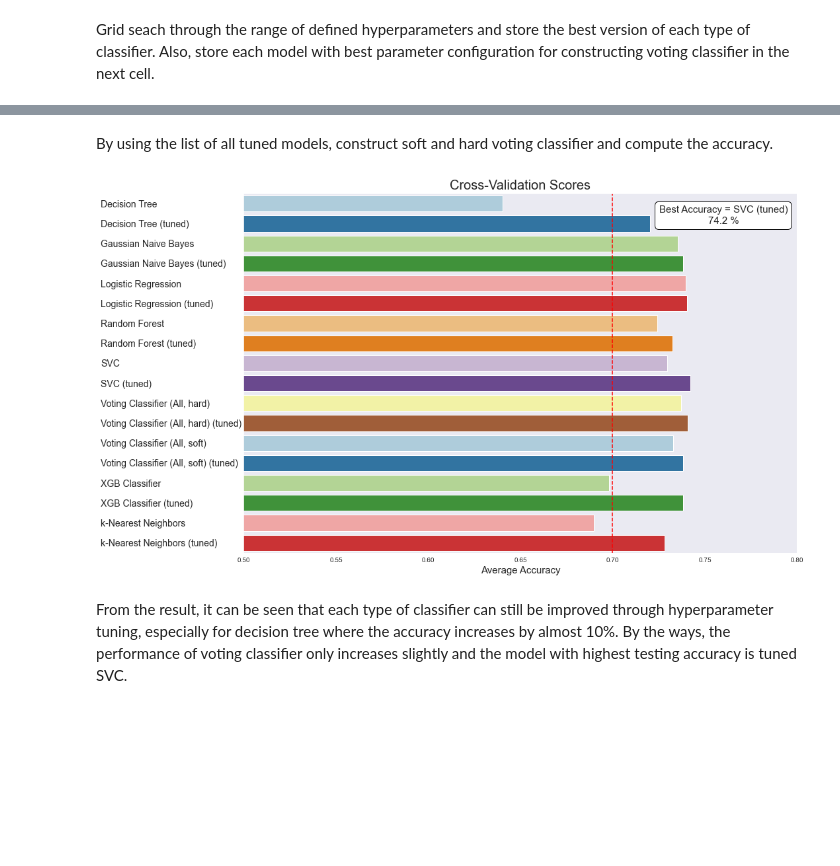
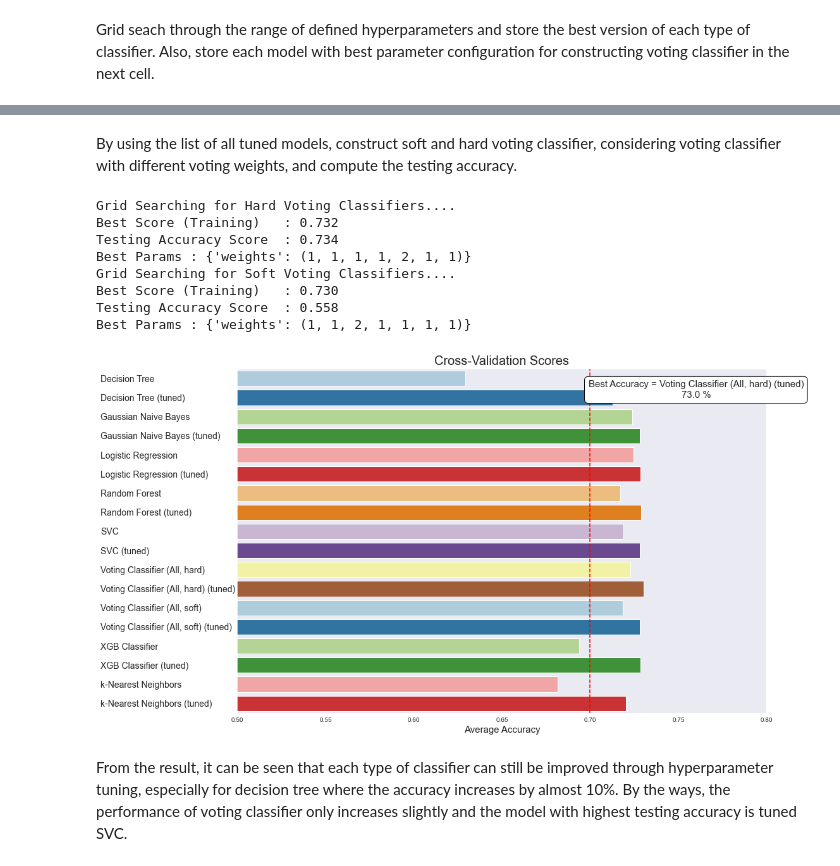
Before and after one commit to andamanopal/league-of-legends-ds, a Jupyter notebook: win-prediction-10mins.ipynb, the cells around one changed output, grey strips where cells are left out. Drawn from its saved outputs; the diff is of its cells as text; code cells hidden in the pictures; blank space fills up the shorter version.

Commit message:
Add testing accuracy calculation

```diff
--- a/win-prediction-10mins.ipynb
+++ b/win-prediction-10mins.ipynb
@@ -231,6 +238,7 @@ From the bar charts, the performance of ensembled voting classifiers remains rel
 Using sklearn's GridSearchCV, various parameter configurations are tested and compared for each model to determine the best parameters for each respective model. The accuracy of the tuned models is then plotted beside the pre-tuned counterparts to clearly see the change in performance.
 # %%
 # Define ranges of parameters to be evaluated
+
 param_grid = {'Gaussian Naive Bayes': dict(var_smoothing=np.logspace(0, -9, num=20, base=10)),
               'Logistic Regression': dict(max_iter=[100],
                                           penalty=['l1', 'l2'],
@@ -264,13 +272,15 @@ param_grid = {'Gaussian Naive Bayes': dict(var_smoothing=np.logspace(0, -9, num=
                                      learning_rate=[0.01, 0.1, 0.5],
                                      gamma=[0.5, 1, 2, 5],
                                      min_child_weight=[0.01],
-                                     sampling_method=['uniform'])
+                                     sampling_method=['uniform']),
+              'voting_weights': dict(weights=list(dict.fromkeys(itertools.permutations([1,1,1,1,1,1,1,2], 7))))
              }
 # %% [markdown]
 Grid seach through the range of defined hyperparameters and store the best version of each type of classifier. Also, store each model with best parameter configuration for constructing voting classifier in the next cell.
 # %%
 cv_mean_tuned = []
 clf_list_tuned = []
+test_mean = []
 
 # Grid search each estimator one by one and store the new average accuracy for each tuned model
 for clf_name, clf in zip(clf_list_names, clf_list):
@@ -283,20 +293,26 @@ for clf_name, clf in zip(clf_list_names, clf_list):
                                verbose=0,
                                n_jobs=-1)
     grid_search.fit(X_train_scaled, y_train)
+    y_pred = grid_search.predict(X_test_scaled)
 
-    print(f'Best Score : {grid_search.best_score_:.3f}')
+    accuracy = accuracy_score(y_pred, y_test)
+
+    print(f'Best Score (Training)\t: {grid_search.best_score_:.3f}')
+    print(f'Testing Accuracy Score\t: {accuracy:.3f}')
     print(f'Best Params : {grid_search.best_params_}')
 
     cv_mean_tuned.append(grid_search.best_score_)
     clf_list_tuned.append(grid_search.best_estimator_)
+    test_mean.append(accuracy)
 
 
 cv_score_by_clf_tuned_ = pd.DataFrame({'Algorithm': clf_list_names,
-                                      'CV-Means-tuned': cv_mean_tuned,})
+                                      'CV-Means-tuned': cv_mean_tuned,
+                                       'Testing Accuracy': test_mean})
 cv_score_by_clf_tuned = pd.merge(cv_score_by_clf, cv_score_by_clf_tuned_, on='Algorithm').set_index('Algorithm').drop('CV-SDs', axis=1)
-cv_score_by_clf_tuned['+ Accuracy'] = (cv_score_by_clf_tuned['CV-Means-tuned'] - cv_score_by_clf_tuned['CV-Means'])
+# cv_score_by_clf_tuned['+ Accuracy'] = (cv_score_by_clf_tuned['CV-Means-tuned'] - cv_score_by_clf_tuned['CV-Means'])
 
-display(cv_score_by_clf_tuned.style.set_properties(**{'background-color': '#D1FFD9'}, subset=['+ Accuracy']))
+display(cv_score_by_clf_tuned.style.set_properties(**{'background-color': '#D1FFD9'}, subset=['Testing Accuracy']))
 # %% [output]
 ==========================================================
 Grid Searching for Gaussian Naive Bayes....
@@ -327,5 +343,5 @@ Best Params : {'colsample_bytree': 0.75, 'gamma': 5, 'learning_rate': 0.1, 'max_
 # %% [markdown]
-By using the list of all tuned models, construct soft and hard voting classifier and compute the accuracy.
+By using the list of all tuned models, construct soft and hard voting classifier, considering voting classifier with different voting weights, and compute the testing accuracy.
 # %%
 estimators_tuned = [('gnb', clf_list_tuned[0]),
                     ('lr', clf_list_tuned[1]),
@@ -338,11 +354,37 @@ estimators_tuned = [('gnb', clf_list_tuned[0]),
 hard_voting_clf_tuned = VotingClassifier(estimators_tuned, voting='hard')
 soft_voting_clf_tuned = VotingClassifier(estimators_tuned, voting='soft')
 
-cv_voting_hard_tuned = cross_val_score(hard_voting_clf_tuned, X_train_scaled, y_train, cv=5, n_jobs = -1)
-cv_voting_soft_tuned = cross_val_score(soft_voting_clf_tuned, X_train_scaled, y_train, cv=5, n_jobs = -1)
+grid_search_hard = GridSearchCV(hard_voting_clf_tuned,
+                                param_grid = param_grid['voting_weights'],
+                                cv = 5,
+                                verbose = False,
+                                n_jobs = -1)
+grid_search_soft = GridSearchCV(soft_voting_clf_tuned,
+                                param_grid = param_grid['voting_weights'],
+                                cv = 5,
+                                verbose = False,
+                                n_jobs = -1)
+
+# cv_voting_hard_tuned = cross_val_score(hard_voting_clf_tuned, X_train_scaled, y_train, cv=5, n_jobs = -1)
+# cv_voting_soft_tuned = cross_val_score(soft_voting_clf_tuned, X_train_scaled, y_train, cv=5, n_jobs = -1)
+
+print('Grid Searching for Hard Voting Classifiers....')
+grid_search_hard.fit(X_train_scaled, y_train)
+y_pred_hard = grid_search_hard.predict(X_test_scaled)
+print(f'Best Score (Training)\t: {grid_search_hard.best_score_:.3f}')
+print(f'Testing Accuracy Score\t: {accuracy_score(y_pred_hard, y_test):.3f}')
+print(f'Best Params : {grid_search_hard.best_params_}')
+
+print('Grid Searching for Soft Voting Classifiers....')
+grid_search_soft.fit(X_train_scaled, y_train)
+y_pred_soft = grid_search_soft.predict(X_test)
+print(f'Best Score (Training)\t: {grid_search_soft.best_score_:.3f}')
+print(f'Testing Accuracy Score\t: {accuracy_score(y_pred_soft, y_test):.3f}')
+print(f'Best Params : {grid_search_soft.best_params_}')
 
 cv_score_voting_tuned = pd.DataFrame({'Algorithm': ['Voting Classifier (All, hard)', 'Voting Classifier (All, soft)'],
                                       'CV-Means-tuned': [cv_voting_hard_tuned.mean(), cv_voting_soft_tuned.mean()],
+                                      'Testing Accuracy': [accuracy_score(y_pred_hard, y_test), accuracy_score(y_pred_soft, y_test)],
                                       'CV-SDs': [cv_voting_hard_tuned.std(), cv_voting_soft_tuned.std()]})
 
 cv_score_by_clf_all_tuned = pd.concat([cv_score_by_clf_tuned_, cv_score_voting_tuned], axis=0, ignore_index=True)
@@ -350,33 +392,41 @@ cv_score_by_clf_all_tuned = cv_score_by_clf_all_tuned.rename({'CV-Means-tuned':
 cv_score_by_clf_all_tuned['Algorithm'] = cv_score_by_clf_all_tuned['Algorithm'].apply(lambda x: x + ' (tuned)')
 
 cv_score_all = pd.concat([cv_score_by_clf_all, cv_score_by_clf_all_tuned]).sort_values('Algorithm')
 
 
 # Visualize the comparision between pre- and post-tuning models
 plt.figure(figsize=(15,10))
 
 sns.barplot(data = cv_score_all,
             x='CV-Means',
             y='Algorithm',
             palette=sns.color_palette('Paired', 20),
             orient='h',
            )
 
 plt.xlabel('Average Accuracy', fontsize=15)
 plt.ylabel('')
 plt.title('Cross-Validation Scores', fontsize=20)
 plt.yticks(size=14, horizontalalignment='left', x=-0.25)
 
 plt.xlim([0.5, 0.8])
 plt.axvline(x = 0.7, color = 'r', linestyle = '--');
 plt.text(0.76, 1,
          f"Best Accuracy = {cv_score_all.nlargest(1, 'CV-Means')['Algorithm'].item()}\n{cv_score_all['CV-Means'].max()*100:.1f} %",
          size=15,
          horizontalalignment='center',
          bbox=dict(boxstyle="round, pad=0.4", fc="white", ec="black", lw=1)
         )
 plt.show()
 # %% [output]
+Grid Searching for Hard Voting Classifiers....
+Best Score (Training)   : 0.732
+Testing Accuracy Score  : 0.734
+Best Params : {'weights': (1, 1, 1, 1, 2, 1, 1)}
+Grid Searching for Soft Voting Classifiers....
+Best Score (Training)   : 0.730
+Testing Accuracy Score  : 0.558
+Best Params : {'weights': (1, 1, 2, 1, 1, 1, 1)}
-[figure, old version]
+[figure, new version]
 # %% [markdown]
 From the result, it can be seen that each type of classifier can still be improved through hyperparameter tuning, especially for decision tree where the accuracy increases by almost 10%. By the ways, the performance of voting classifier only increases slightly and the model with highest testing accuracy is tuned SVC.
```
Also changed, not shown: parts of 6 cells of this notebook, 3 other files.
